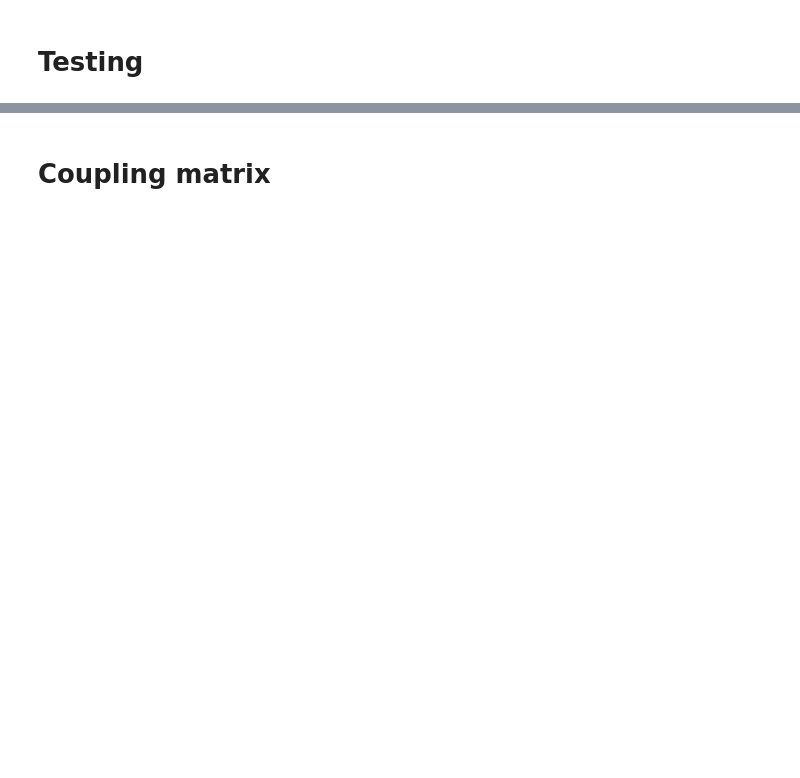
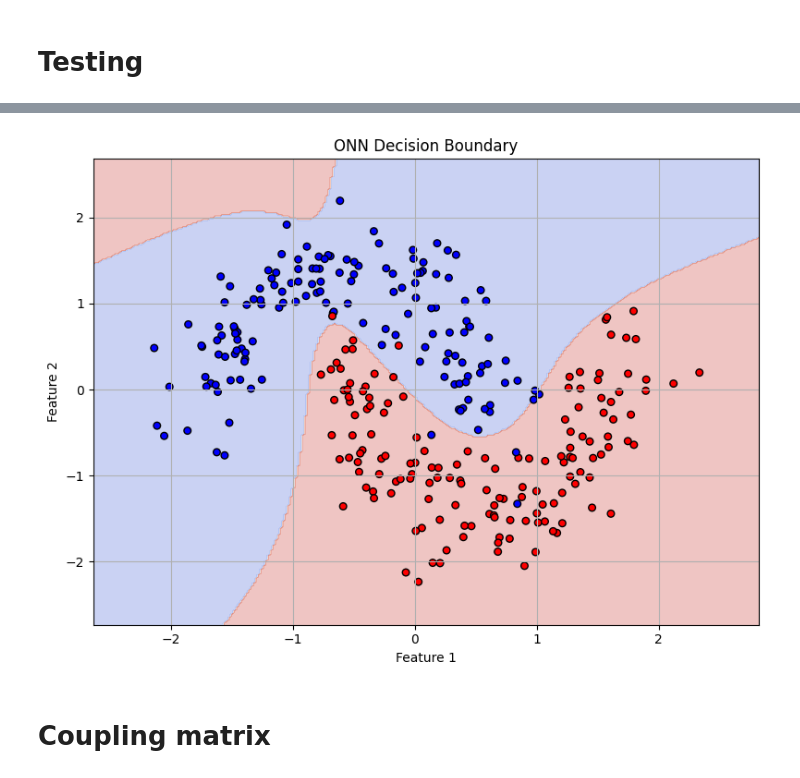
Before and after one commit to seoyumyum/OscillatoryNN, a Jupyter notebook: ONN_Testbench.ipynb, the cells around one changed output, grey strips where cells are left out. Drawn from its saved outputs; the diff is of its cells as text; code cells hidden in the pictures; blank space fills up the shorter version.

```diff
--- a/ONN_Testbench.ipynb
+++ b/ONN_Testbench.ipynb
@@ -301,3 +357,46 @@ Device for inference: cuda
+# %%
+from sklearn.preprocessing import StandardScaler
+
+# Create dataset
+X, y = make_moons(n_samples=300, noise=0.2, random_state=0)
+y_binary = y  # keep 0/1 for plotting
+y = 2 * y - 1  # convert to {-1, +1}
+
+scaler = StandardScaler()
+X_scaled = scaler.fit_transform(X)
+#X_scaled = X
+_, X_test, _, y_test = train_test_split(X_scaled, y, test_size=0.3, random_state=42)
+
+
+model.eval()
+
+# Meshgrid over input space
+h = 0.02
+x_min, x_max = X_scaled[:, 0].min() - 0.5, X_scaled[:, 0].max() + 0.5
+y_min, y_max = X_scaled[:, 1].min() - 0.5, X_scaled[:, 1].max() + 0.5
+xx, yy = np.meshgrid(np.arange(x_min, x_max, h),
+                     np.arange(y_min, y_max, h))
+grid = np.c_[xx.ravel(), yy.ravel()]
+grid_tensor = torch.tensor(grid, dtype=torch.float32).to(device)
+
+# Get model predictions
+with torch.no_grad():
+    logits = model(grid_tensor)
+    probs = torch.softmax(logits, dim=1)
+    pred_class = probs.argmax(dim=1).cpu().numpy()
+
+# Plot
+plt.figure(figsize=(8, 6))
+plt.contourf(xx, yy, pred_class.reshape(xx.shape), alpha=0.3, cmap='coolwarm')
+plt.scatter(X_scaled[:, 0], X_scaled[:, 1], c=y_binary, cmap='bwr', edgecolors='k', s=30)
+plt.title("ONN Decision Boundary")
+plt.xlabel("Feature 1")
+plt.ylabel("Feature 2")
+plt.grid(True)
+plt.tight_layout()
+plt.show()
+# %% [output]
+[figure, added]
 # %% [markdown]
 # Coupling matrix
 # %%
```
Also changed, not shown: parts of 17 cells of this notebook, 3 other files.
